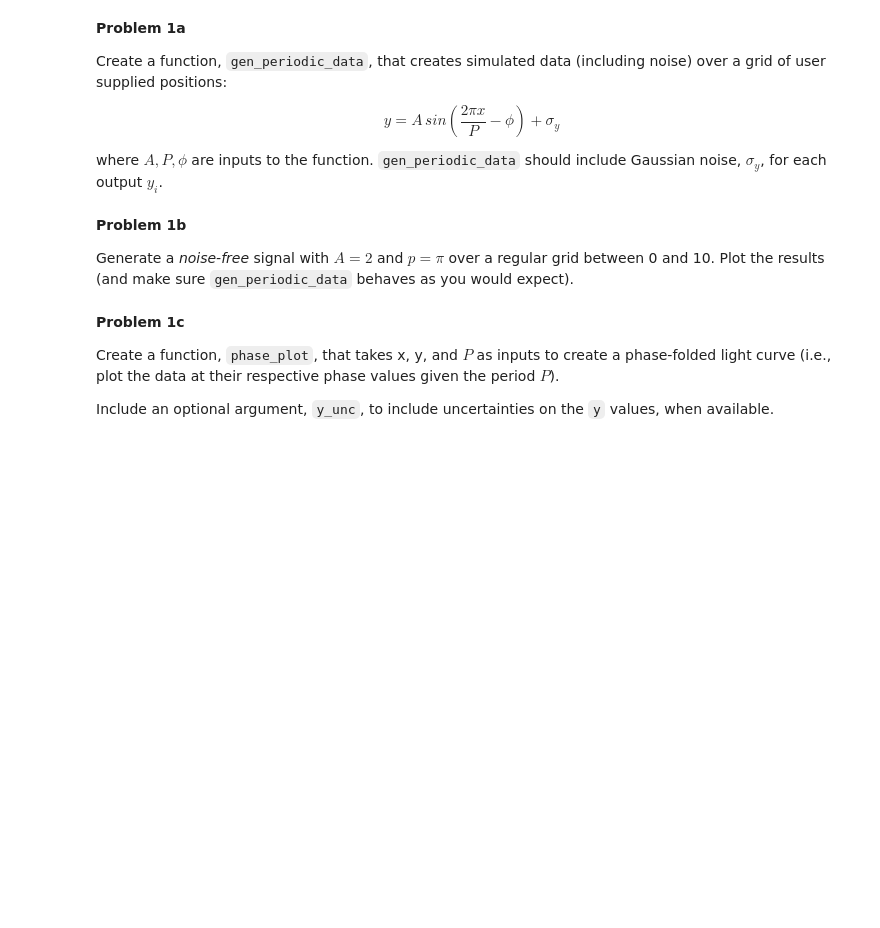
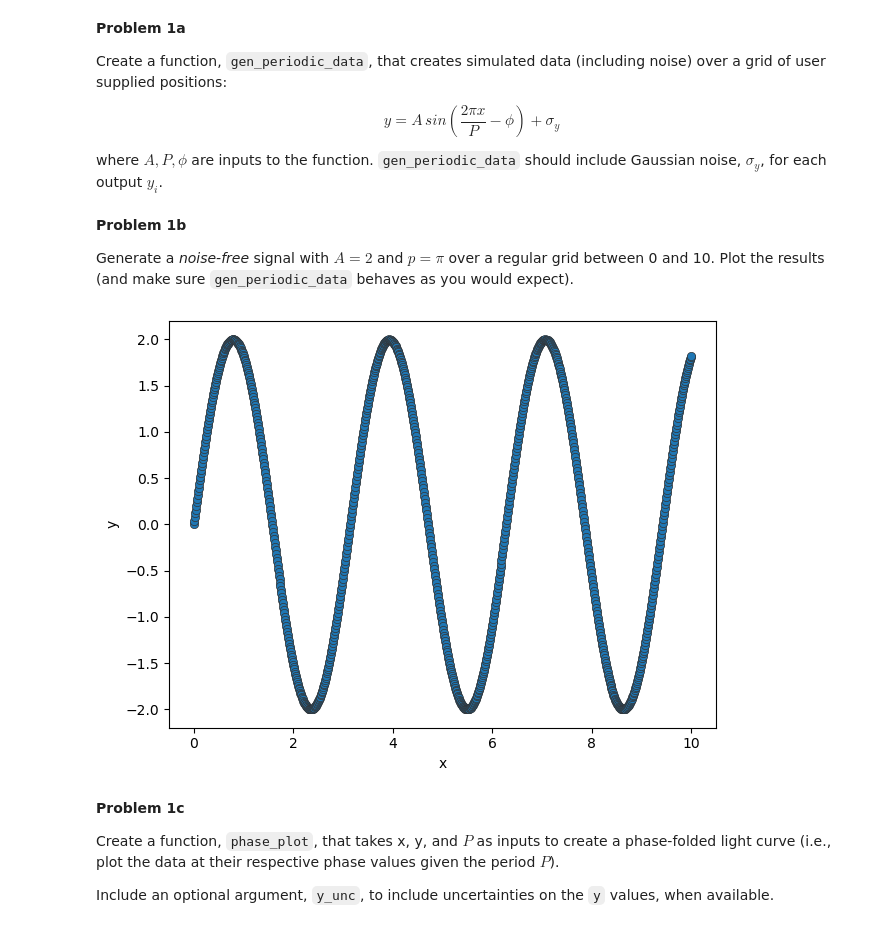
Before and after one commit to sammmelg/Session-27, a Jupyter notebook: Day1/IntroductionToTheLombScarglePeriodogram.ipynb, the cells around one changed output. Drawn from its saved outputs; the diff is of its cells as text; code cells hidden in the pictures; blank space fills up the shorter version.

```diff
--- a/Day1/IntroductionToTheLombScarglePeriodogram.ipynb
+++ b/Day1/IntroductionToTheLombScarglePeriodogram.ipynb
@@ -62,22 +62,24 @@ def gen_periodic_data(x, period=1, amplitude=1, phase=0, noise=0):
         Periodic signal evaluated at all points x
     '''
 
-    y = # complete
-    dy = # complete
+    y = amplitude * np.sin(2*np.pi*x/period - phase)
+    dy = np.random.normal(0, np.sqrt(noise))
     return y + dy
 # %% [markdown]
 **Problem 1b**
 
 Generate a *noise-free* signal with $A = 2$ and $p = \pi$ over a regular grid between 0 and 10. Plot the results (and make sure `gen_periodic_data` behaves as you would expect).
 # %%
-x = np.linspace( # complete
-y = gen_periodic_data( # complete
+x = np.linspace(0, 10, 1000) # complete
+y = gen_periodic_data(x, amplitude=2, period=np.pi, phase=0, noise=0) # complete
 
 fig, ax = plt.subplots()
 ax.scatter(x,y, edgecolors='0.2', linewidths=0.5)
 ax.set_xlabel('x')
 ax.set_ylabel('y')
 fig.tight_layout()
+# %% [output]
+[figure, added]
 # %% [markdown]
 **Problem 1c**
 
```
Also changed, not shown: parts of 11 cells of this notebook.
